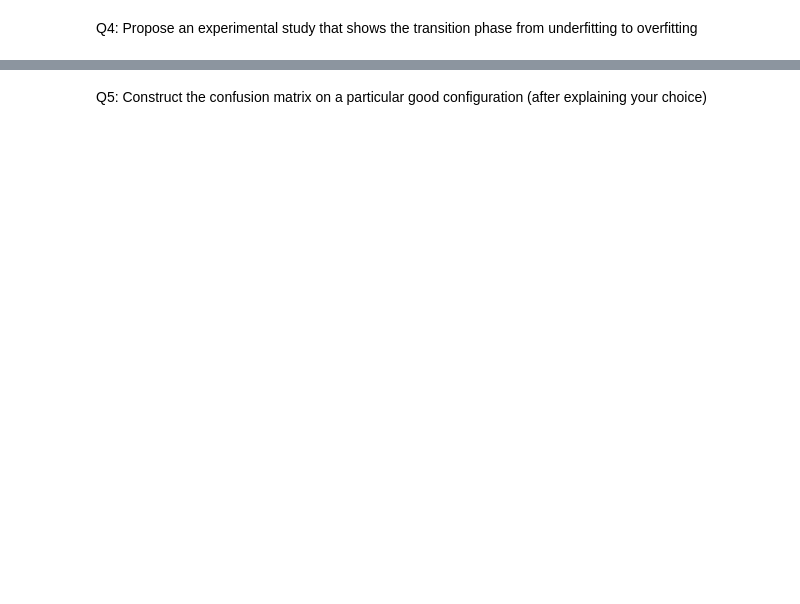
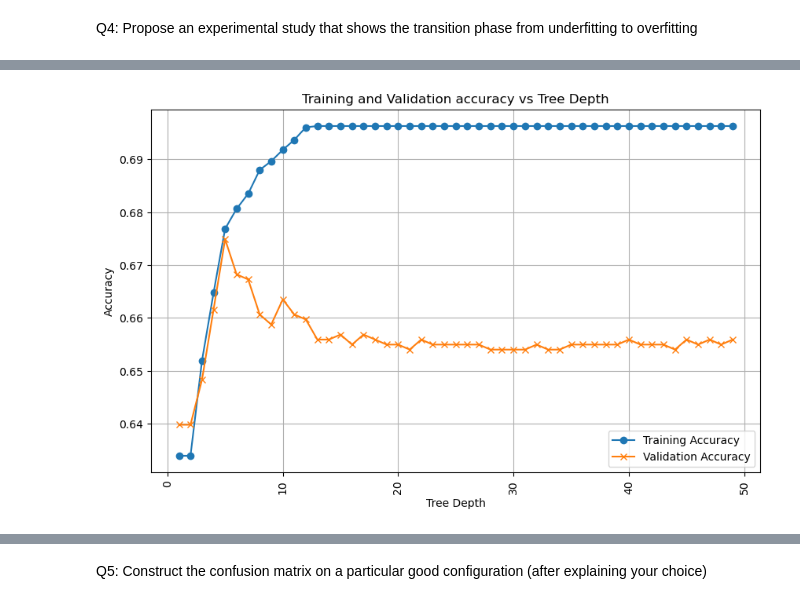
Before and after one commit to BloodFutur/ML_INSA, a Jupyter notebook: Lab3/evaluation.ipynb, the cells around one changed output, grey strips where cells are left out. Saved outputs shown, nothing was run; the diff lists cells and outputs as text; code cells hidden in the pictures; blank space fills up the shorter version.

```diff
--- a/Lab3/evaluation.ipynb
+++ b/Lab3/evaluation.ipynb
@@ -10,5 +10,25 @@ Names, Surnames, and Group : (to complete by 2 students)
 In the following, we consider the  (binarized) Compas dataset that we studied in the Lab
 # %% [markdown]
 Q1: A decision tree configuration is a set of parameters that one can use to build decision trees. Propose 6 configurations that are likely to provide different topologies and caracteristics
+# %%
+from utils import load_from_csv
+from sklearn import tree
+from sklearn.model_selection import train_test_split
+import numpy as np
+import csv
+
+# Get dataset
+train_examples, train_labels, features, prediction = load_from_csv("./compass.csv")
+
+# Make 6 trees
+trees = {
+    "default":      tree.DecisionTreeClassifier(),
+    "max_depth_20": tree.DecisionTreeClassifier(max_depth=20),
+    "max_depth_3" : tree.DecisionTreeClassifier(max_depth=3),
+    "best":         tree.DecisionTreeClassifier(splitter="best"),
+    "random":       tree.DecisionTreeClassifier(splitter="random"),
+    "min_leaf_10)": tree.DecisionTreeClassifier(min_samples_leaf=10),
+    "all":   tree.DecisionTreeClassifier(min_samples_leaf=10, splitter="best", max_depth=7)
+}
 # %% [markdown]
 Q2: Train a decision tree for each of the previous configurations on the full dataset
@@ -18,0 +150,66 @@ Q4: Propose an experimental study that shows the transition phase from underfitt
+# %%
+import matplotlib.pyplot as plt
+# Create all trees with max_depth from 1 to max_max_depth
+max_max_depth = 50
+trees_inc_depths = {
+    f"tree_with_depth={i}":tree.DecisionTreeClassifier(max_depth=i) for i in range(1,max_max_depth)
+}
+
+def calc_accuracies(
+    trees: Dict[str, BaseEstimator],
+    x_train: np.ndarray,
+    y_train: np.ndarray,
+    x_val: np.ndarray,
+    y_val: np.ndarray
+) -> Dict[str, Dict[str,float]]:
+    """
+    Train and evaluate decision trees. It is made to show the transition phase
+    from underfitting to overfitting.
+
+    Params:
+    trees (Dict[str, BaseEstimator]): Dictionary of decisions trees to train
+    x_train (np.ndarray): Training data features
+    y_train (np.ndarray): Training data labels
+    x_val (np.ndarray): Validation data features
+    y_val (np.ndarray): Validation data labels
+
+    Returns:
+    Dict[str, Dict[str, float]]: A dictionary with models' names as keys and their
+                                 cross-validation mean and standard deviation scores as values
+    """
+    results = {}
+    for model_name, model in trees.items():
+        # Train the model
+        model.fit(x_train,y_train)
+
+        train_acc = model.score(x_train, y_train)
+        val_acc = model.score(x_val, y_val)
+
+        # Score scores in dicitonary
+        results[model_name] = {
+            'train_accuracy': train_acc,
+            'val_accuracy': val_acc,
+        }
+
+    return results
+
+# Train and evaluate deicions trees
+results = calc_accuracies(trees=trees_inc_depths, x_train=x_train, y_train=y_train, x_val=x_test, y_val=y_test)
+
+results_df = pd.DataFrame(results).T
+
+depths = list(range(1, max_max_depth))
+
+# Plot the results
+plt.figure(figsize=(10, 6))
+plt.plot(depths, results_df['train_accuracy'], label='Training Accuracy', marker='o')
+plt.plot(depths, results_df['val_accuracy'], label='Validation Accuracy', marker='x')
+plt.xlabel('Tree Depth')
+plt.ylabel('Accuracy')
+plt.xticks(rotation=90)
+plt.title('Training and Validation accuracy vs Tree Depth')
+plt.legend()
+plt.grid(True)
+plt.show()
+# %% [output]
+[figure, added]
```
Also changed, not shown: parts of 11 cells of this notebook.
